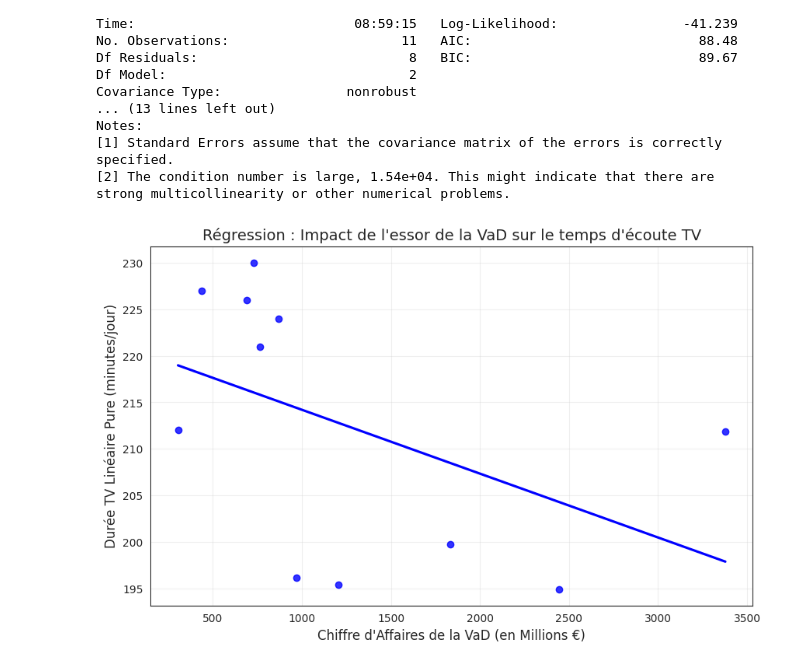
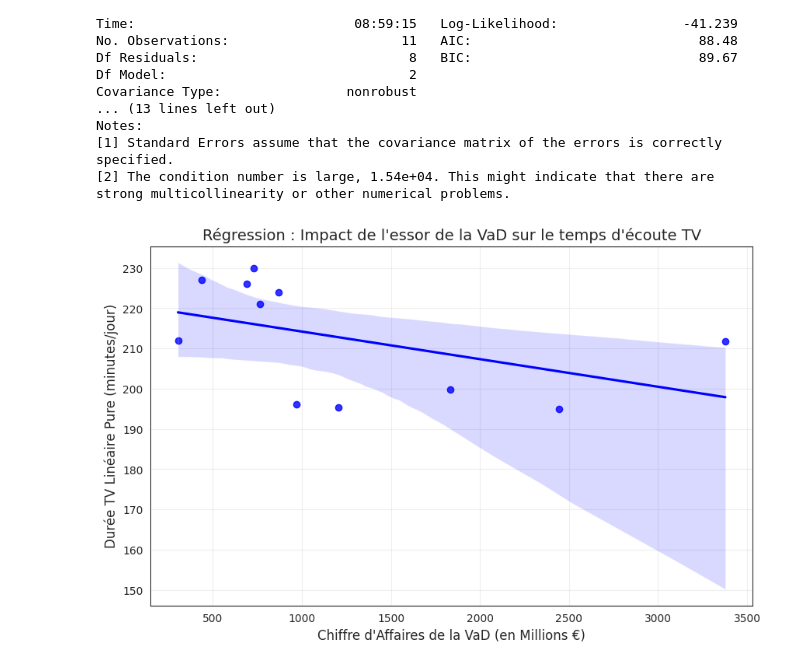
Before and after one commit to MaxbanCh/DataScienceProject, a Jupyter notebook: regression_axes.ipynb, the cells around one changed output. Cells and saved outputs as stored; diff of their text form; code cells hidden in the pictures.

Commit message:
feat: changed plot for reg graph

```diff
--- a/regression_axes.ipynb
+++ b/regression_axes.ipynb
@@ -135,23 +135,24 @@ strong multicollinearity or other numerical problems.
 # %%
 df_plot = df_reg.dropna(subset=['duree_tv_lineaire_pure', 'ca_vad_millions']).copy()
 
 # 2. Création du graphique
 plt.figure(figsize=(10, 6))
 
+
 # On trace la droite de régression
 sns.regplot(data=df_plot, x='ca_vad_millions', y='duree_tv_lineaire_pure',
-            scatter=True, color='blue', ci=None, label='Tendance (Régression)')
+            scatter=True, color='blue', label='Tendance (Régression)')
 
 # Habillage
 plt.title("Régression : Impact de l'essor de la VaD sur le temps d'écoute TV", fontsize=14)
 plt.xlabel("Chiffre d'Affaires de la VaD (en Millions €)", fontsize=12)
 plt.ylabel("Durée TV Linéaire Pure (minutes/jour)", fontsize=12)
 
 # Annotation du coefficient
 coef_vad = model.params['ca_vad_millions']
 
 
 plt.grid(True, alpha=0.3)
 plt.show()
 # %% [output]
-[figure, old version]
+[figure, new version]
```
